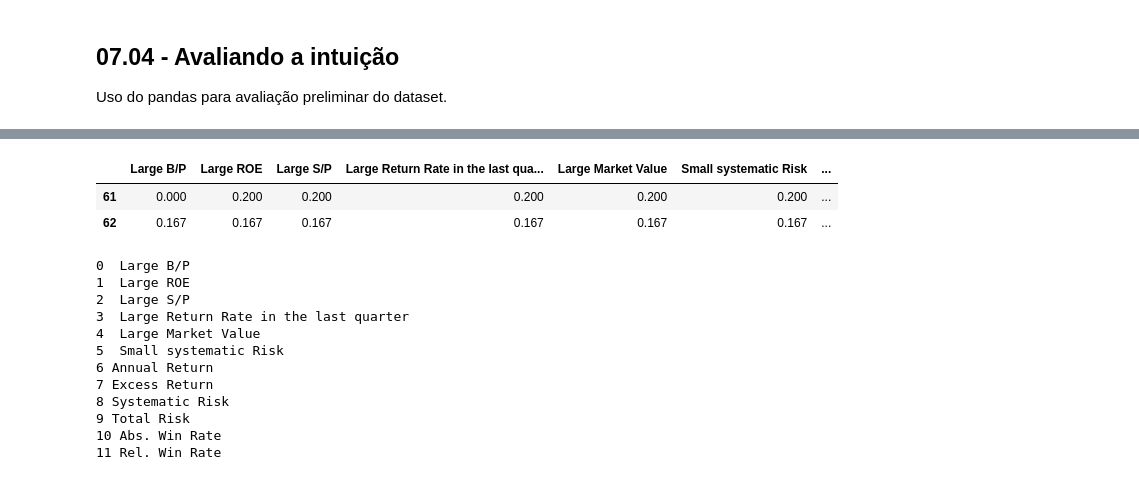
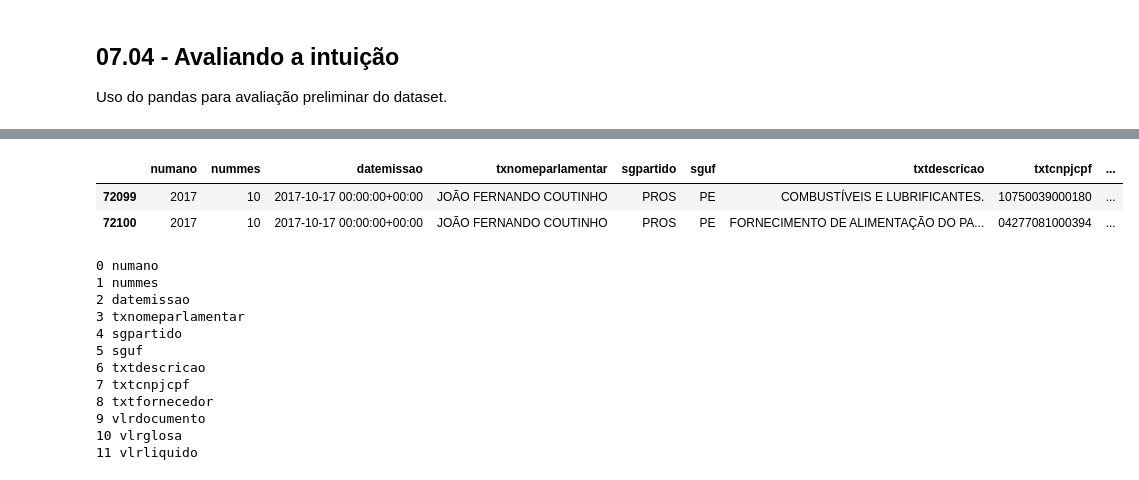
Before and after one commit to guyrux/udacity_fundamentals_of_ai_and_ml, a Jupyter notebook: Parte 02 - Introdução a Python.ipynb, the cells around one changed output, grey strips where cells are left out. Cells and saved outputs as stored; diff of their text form; code cells hidden in the pictures.

```diff
--- a/Parte 02 - Introdução a Python.ipynb
+++ b/Parte 02 - Introdução a Python.ipynb
@@ -110,7 +112,7 @@ dados_portfolio.to_csv("bases/stock_portfolio_dataset_NOVO.csv")
 ## 07.04 - Avaliando a intuição
 Uso do pandas para avaliação preliminar do dataset.
 # %%
-dados_portfolio = pd.read_csv("bases/stock_portfolio_dataset_modified.csv", header = 1)
+dados_deputados = pd.read_csv("bases/gastos-deputados-2017.csv", header = 0)
 
 # isto retorna uma tupla com as mesmas dimensões do dataframe
 dados_portfolio.shape
@@ -211,24 +213,24 @@ dados_portfolio.head(20)
 # %%
 # isso também se aplicar ao comando `.tail()` que retorna as últimas linhas do dataframe
-dados_portfolio.tail(2)
+dados_deputados.tail(2)
 # %% [output]
-|  | Large B/P | Large ROE | Large S/P | Large Return Rate in the last qua... | Large Market Value | Small systematic Risk | ... |
-| 61 | 0.000 | 0.200 | 0.200 | 0.200 | 0.200 | 0.200 | ... |
-| 62 | 0.167 | 0.167 | 0.167 | 0.167 | 0.167 | 0.167 | ... |
+|  | numano | nummes | datemissao | txnomeparlamentar | sgpartido | sguf | txtdescricao | txtcnpjcpf | ... |
+| 72099 | 2017 | 10 | 2017-10-17 00:00:00+00:00 | JOÃO FERNANDO COUTINHO | PROS | PE | COMBUSTÍVEIS E LUBRIFICANTES. | 10750039000180 | ... |
+| 72100 | 2017 | 10 | 2017-10-17 00:00:00+00:00 | JOÃO FERNANDO COUTINHO | PROS | PE | FORNECIMENTO DE ALIMENTAÇÃO DO PA... | 04277081000394 | ... |
 # %%
 # Exibir o índice e rótulo de cada coluna
-for i, v in enumerate(dados_portfolio.columns):
+for i, v in enumerate(dados_deputados.columns):
     print(i, v)
 # %% [output]
-0  Large B/P
-1  Large ROE
-2  Large S/P
-3  Large Return Rate in the last quarter
-4  Large Market Value
-5  Small systematic Risk
-6 Annual Return
-7 Excess Return
-8 Systematic Risk
-9 Total Risk
-10 Abs. Win Rate
-11 Rel. Win Rate
+0 numano
+1 nummes
+2 datemissao
+3 txnomeparlamentar
+4 sgpartido
+5 sguf
+6 txtdescricao
+7 txtcnpjcpf
+8 txtfornecedor
+9 vlrdocumento
+10 vlrglosa
+11 vlrliquido
```
Also changed, not shown: parts of 9 cells of this notebook, 3 other files.
